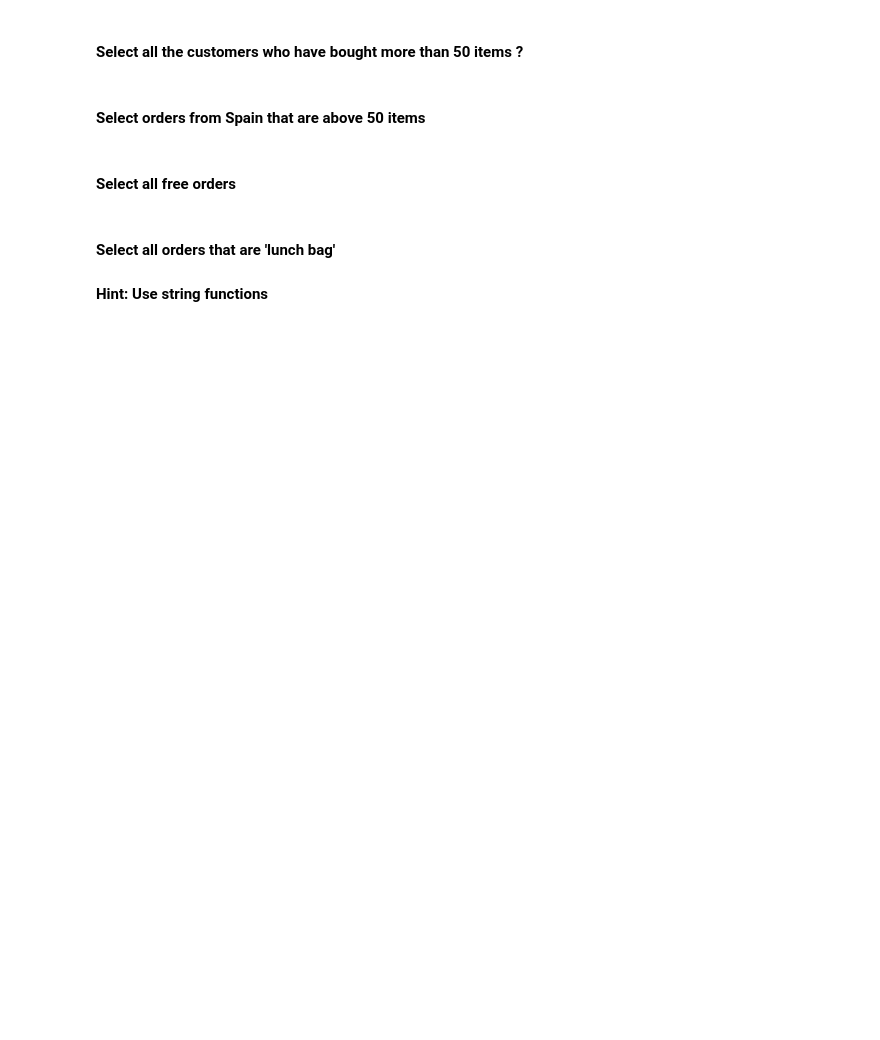
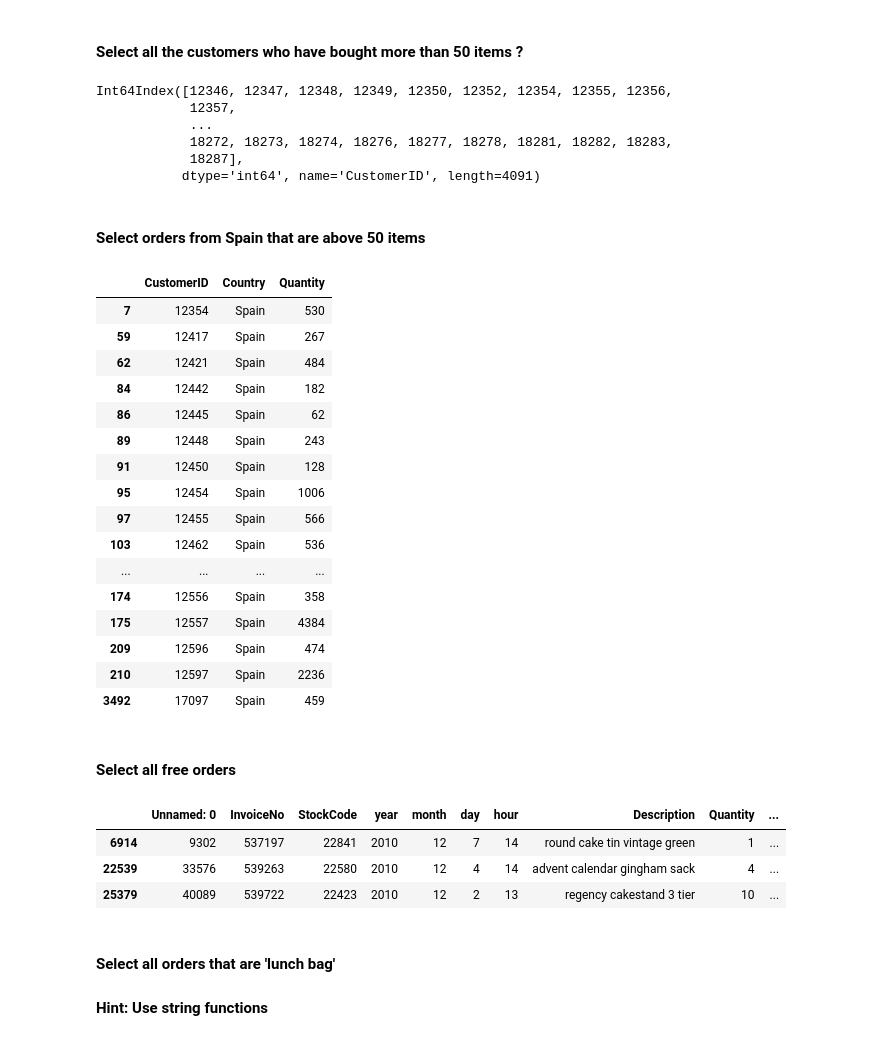
Before and after one commit to fuentebermudez/data-labs, a Jupyter notebook: module-2/lab-subsetting-and-descriptive-stats/your-code/main.ipynb, the cells around one changed output. Cells and saved outputs as stored; diff of their text form; code cells hidden in the pictures; blank space fills up the shorter version.

```diff
--- a/module-2/lab-subsetting-and-descriptive-stats/your-code/main.ipynb
+++ b/module-2/lab-subsetting-and-descriptive-stats/your-code/main.ipynb
@@ -383,2 +417,16 @@ orders.describe()
+# %%
+# your answer here
+
+total_compras=orders.groupby('CustomerID')['Quantity'].sum()
+idx = total_compras[total_compras>50].index
+print(idx)
+#orders[orders.CustomerID.isin(idx)].CustomerID.unique()
+# %% [output]
+Int64Index([12346, 12347, 12348, 12349, 12350, 12352, 12354, 12355, 12356,
+            12357,
+            ...
+            18272, 18273, 18274, 18276, 18277, 18278, 18281, 18282, 18283,
+            18287],
+           dtype='int64', name='CustomerID', length=4091)
 # %% [markdown]
 #### Select orders from Spain that are above 50 items
@@ -387,7 +433,36 @@ orders.describe()
+# %%
+# your answer here
+total=orders.groupby(['CustomerID','Country'])['Quantity'].sum().reset_index()
+total[total.Country=='Spain']
+# %% [output]
+|  | CustomerID | Country | Quantity |
+| 7 | 12354 | Spain | 530 |
+| 59 | 12417 | Spain | 267 |
+| 62 | 12421 | Spain | 484 |
+| 84 | 12442 | Spain | 182 |
+| 86 | 12445 | Spain | 62 |
+| 89 | 12448 | Spain | 243 |
+| 91 | 12450 | Spain | 128 |
+| 95 | 12454 | Spain | 1006 |
+| 97 | 12455 | Spain | 566 |
+| 103 | 12462 | Spain | 536 |
+| ... | ... | ... | ... |
+| 174 | 12556 | Spain | 358 |
+| 175 | 12557 | Spain | 4384 |
+| 209 | 12596 | Spain | 474 |
+| 210 | 12597 | Spain | 2236 |
+| 3492 | 17097 | Spain | 459 |
 # %% [markdown]
 #### Select all free orders
 # %%
 # your answer here
+free_orders=orders[orders.amount_spent==0]
+free_orders.head(3)
+# %% [output]
+|  | Unnamed: 0 | InvoiceNo | StockCode | year | month | day | hour | Description | Quantity | ... |
+| 6914 | 9302 | 537197 | 22841 | 2010 | 12 | 7 | 14 | round cake tin vintage green | 1 | ... |
+| 22539 | 33576 | 539263 | 22580 | 2010 | 12 | 4 | 14 | advent calendar gingham sack | 4 | ... |
+| 25379 | 40089 | 539722 | 22423 | 2010 | 12 | 2 | 13 | regency cakestand 3 tier | 10 | ... |
 # %% [markdown]
 #### Select all orders that are 'lunch bag'
 #### Hint: Use string functions
```
Also changed, not shown: parts of 21 cells of this notebook.
